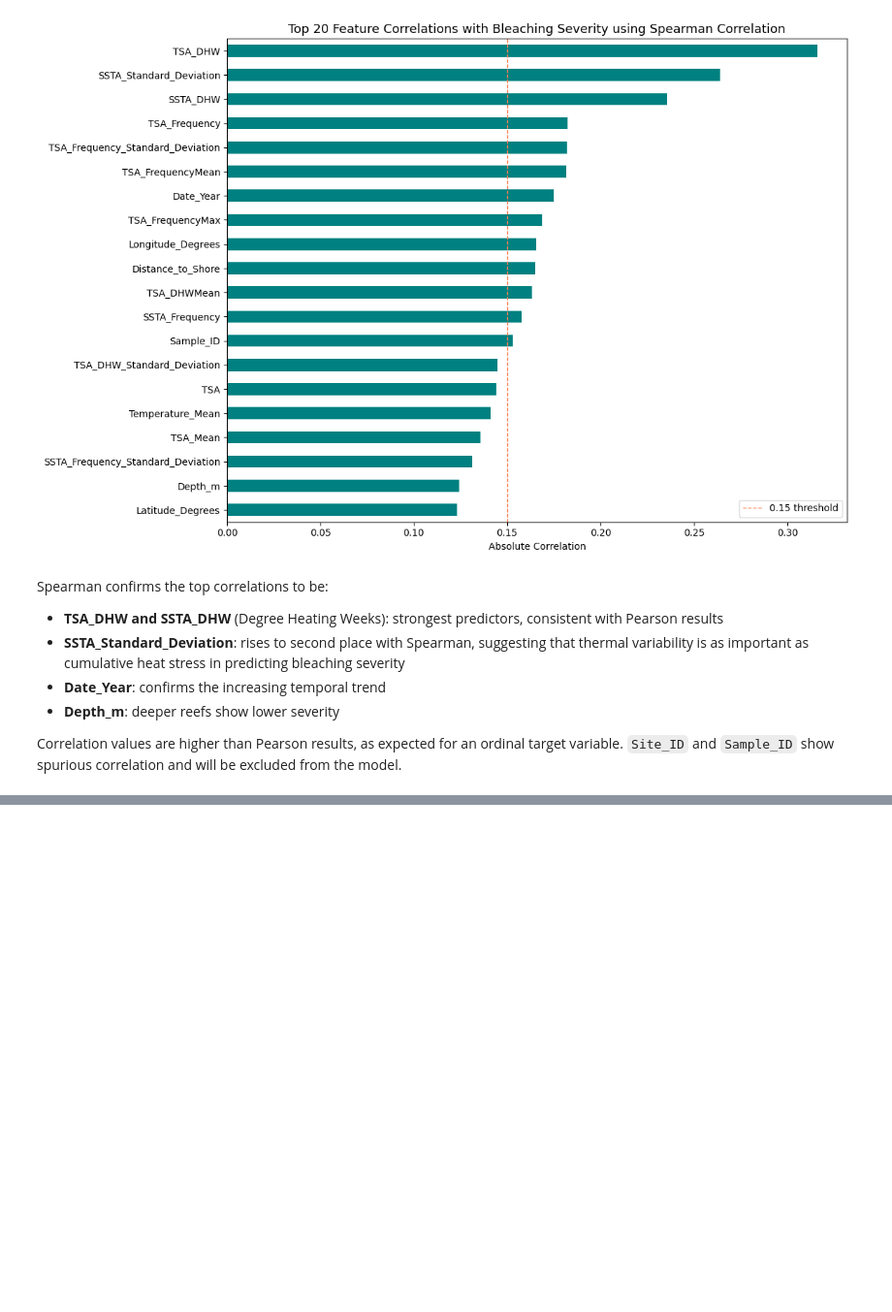
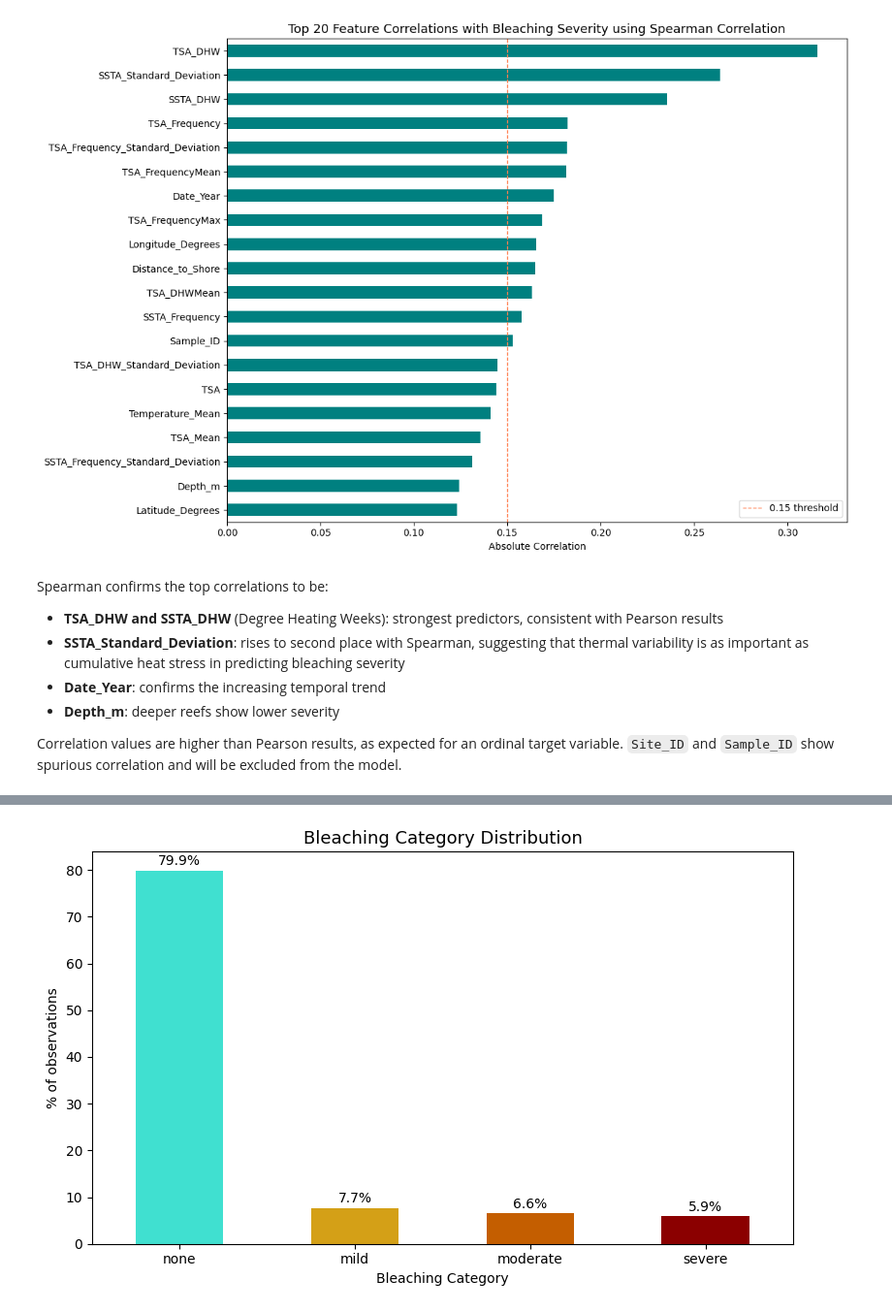
Before and after one commit to giulia-balducci/coral-bleaching-risk-analysis, a Jupyter notebook: notebooks/02_eda.ipynb, the cells around one changed output, grey strips where cells are left out. Shown at 97% size. Drawn from its saved outputs; the diff is of its cells as text; code cells hidden in the pictures; blank space fills up the shorter version.

```diff
--- a/notebooks/02_eda.ipynb
+++ b/notebooks/02_eda.ipynb
@@ -706,0 +710,9 @@ Correlation values are higher than Pearson results, as expected for an ordinal t
+# %%
+# Class distribution of Bleaching_Category
+class_counts = df['Bleaching_Category'].value_counts()
+class_percentages = df['Bleaching_Category'].value_counts(normalize=True) * 100
+
+print("Class counts:")
+print(class_counts)
+print("\nClass percentages:")
+print(class_percentages.round(1))
@@ -706,0 +735,31 @@ Correlation values are higher than Pearson results, as expected for an ordinal t
+# %%
+# Barplot of class distribution
+fig, ax = plt.subplots(figsize=(8, 5))
+
+bars = class_percentages.sort_index().plot(
+    kind='bar',
+    color=[color_accent, '#d4a017', '#c45e00', '#8b0000'],
+    edgecolor='none',
+    ax=ax
+)
+
+# Adding percentage labels on top of each bar
+for bar in ax.patches:
+    ax.text(
+        bar.get_x() + bar.get_width() / 2,
+        bar.get_height() + 0.5,
+        f'{bar.get_height():.1f}%',
+        ha='center',
+        va='bottom',
+        fontsize=10
+    )
+
+ax.set_title('Bleaching Category Distribution', fontsize=13)
+ax.set_xlabel('Bleaching Category')
+ax.set_ylabel('% of observations')
+ax.set_xticklabels(class_percentages.sort_index().index, rotation=0)
+plt.tight_layout()
+plt.savefig('../outputs/figures/class_distribution.png', bbox_inches='tight')
+plt.show()
+# %% [output]
+[figure, added]
```
Also changed, not shown: parts of 4 cells of this notebook, 2 other files.
